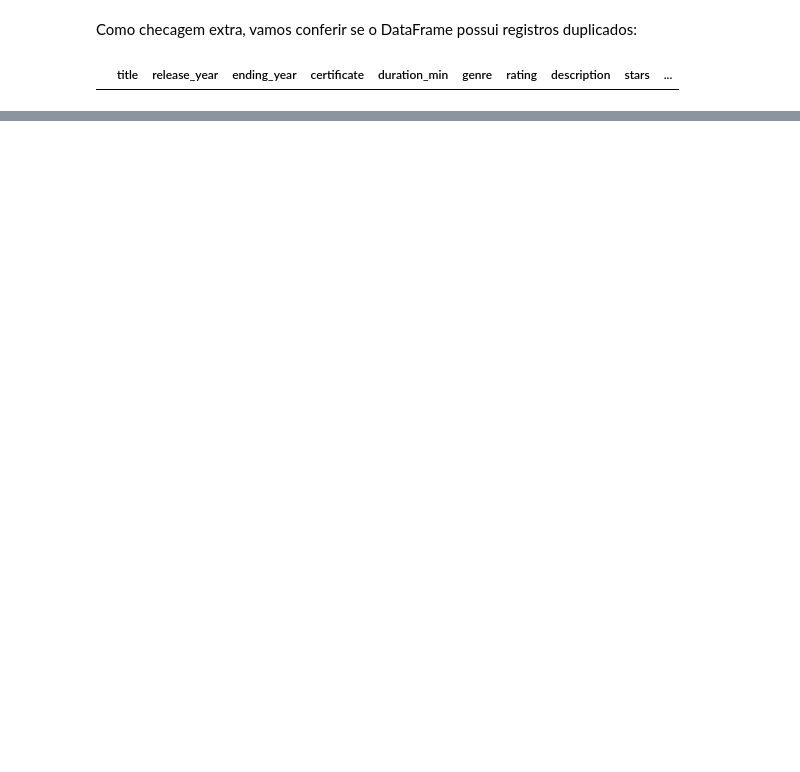
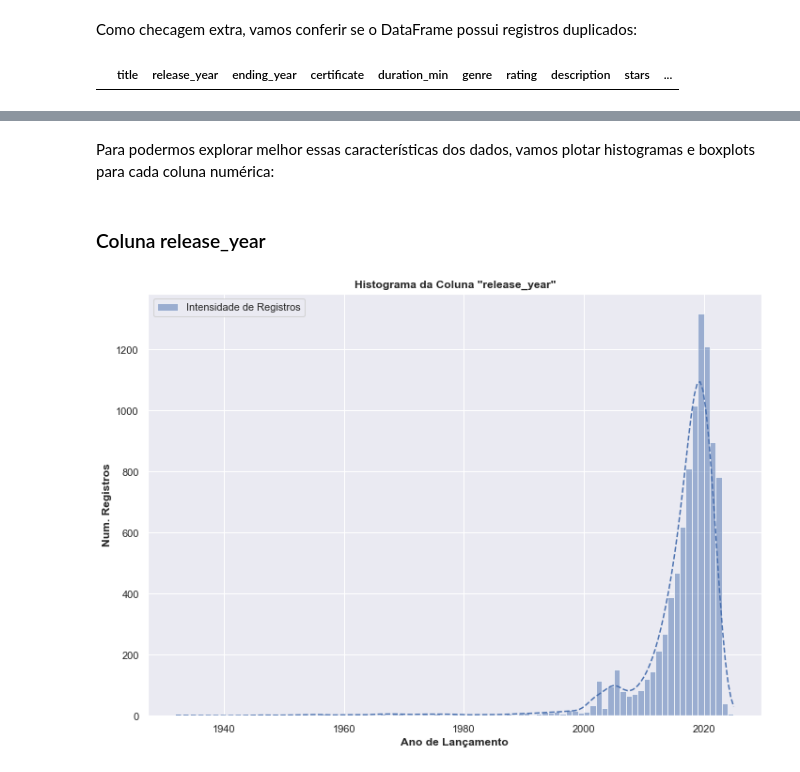
Before and after one commit to JoSEPHDev2022/netflix_movies_analise, a Jupyter notebook: analise.ipynb, the cells around one changed output, grey strips where cells are left out. Drawn from its saved outputs; the diff is of its cells as text; code cells hidden in the pictures; blank space fills up the shorter version.

Commit message:
Verificação de outliers (histogramas e boxplots)

```diff
--- a/analise.ipynb
+++ b/analise.ipynb
@@ -394,0 +432,28 @@ df_movies_clean.loc[(df_movies_clean.duplicated() == True), :]
+# %% [markdown]
+Para podermos explorar melhor essas características dos dados, vamos plotar histogramas e boxplots para cada coluna numérica:
+# %% [markdown]
+### Coluna release_year
+# %%
+# Histograma
+
+# Selecionando dados existentes, ou seja, aqueles diferentes de 0 para compor a análise:
+release_year = df_movies_clean.loc[(df_movies_clean['release_year'] != 0), ['release_year']]
+
+# Plotando:
+sns.histplot(
+    data=release_year,
+    x='release_year',
+    kde=True,
+    label='Intensidade de Registros',
+    binwidth=1,
+    line_kws={'linestyle':'dashed'}
+    )
+
+plt.title('Histograma da Coluna "release_year"', fontsize=12, fontweight='bold')
+plt.ylabel('Num. Registros', fontsize=12, fontweight='bold')
+plt.xlabel('Ano de Lançamento', fontsize=12, fontweight='bold')
+
+plt.legend()
+plt.show()
+# %% [output]
+[figure, added]
```
Also changed, not shown: parts of 36 cells of this notebook.
